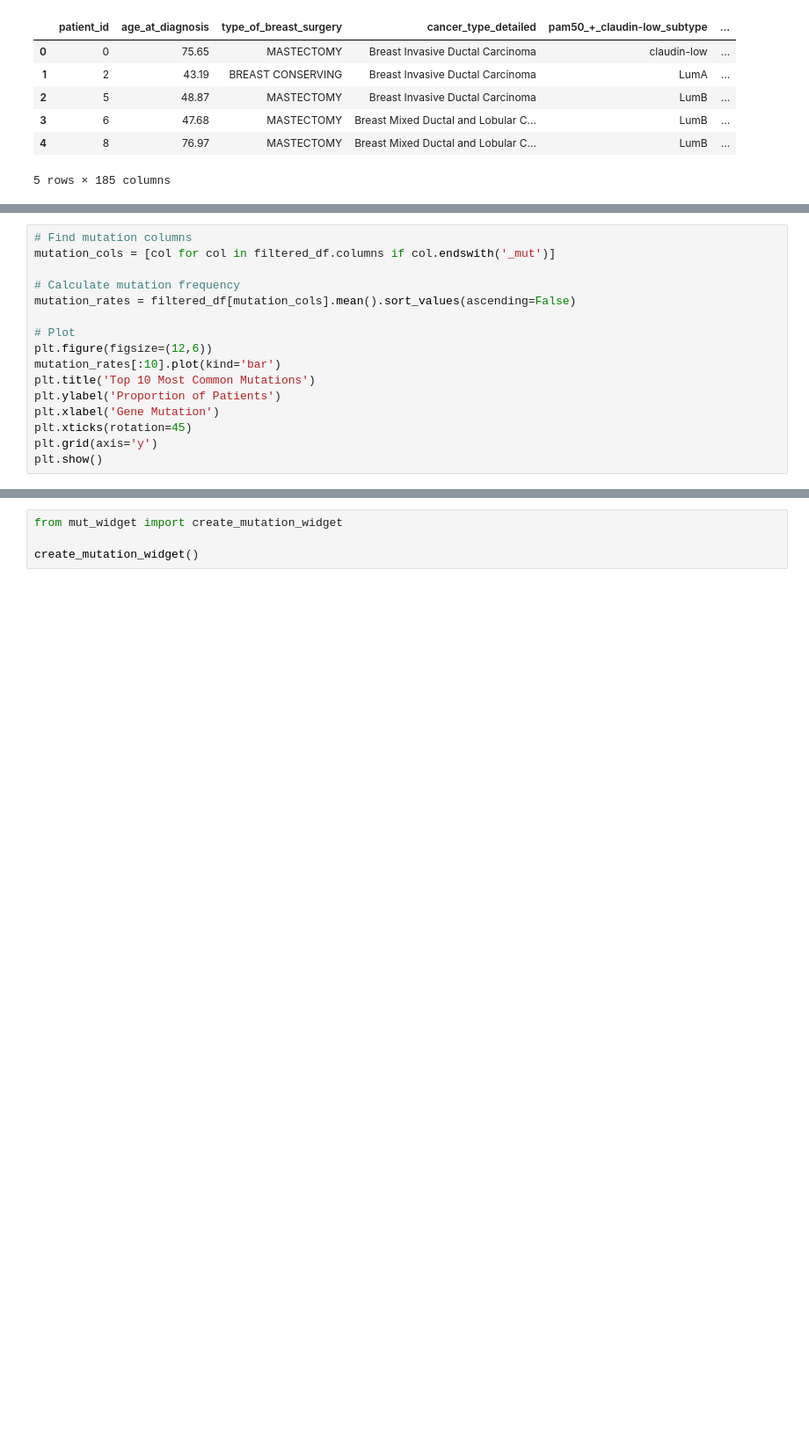
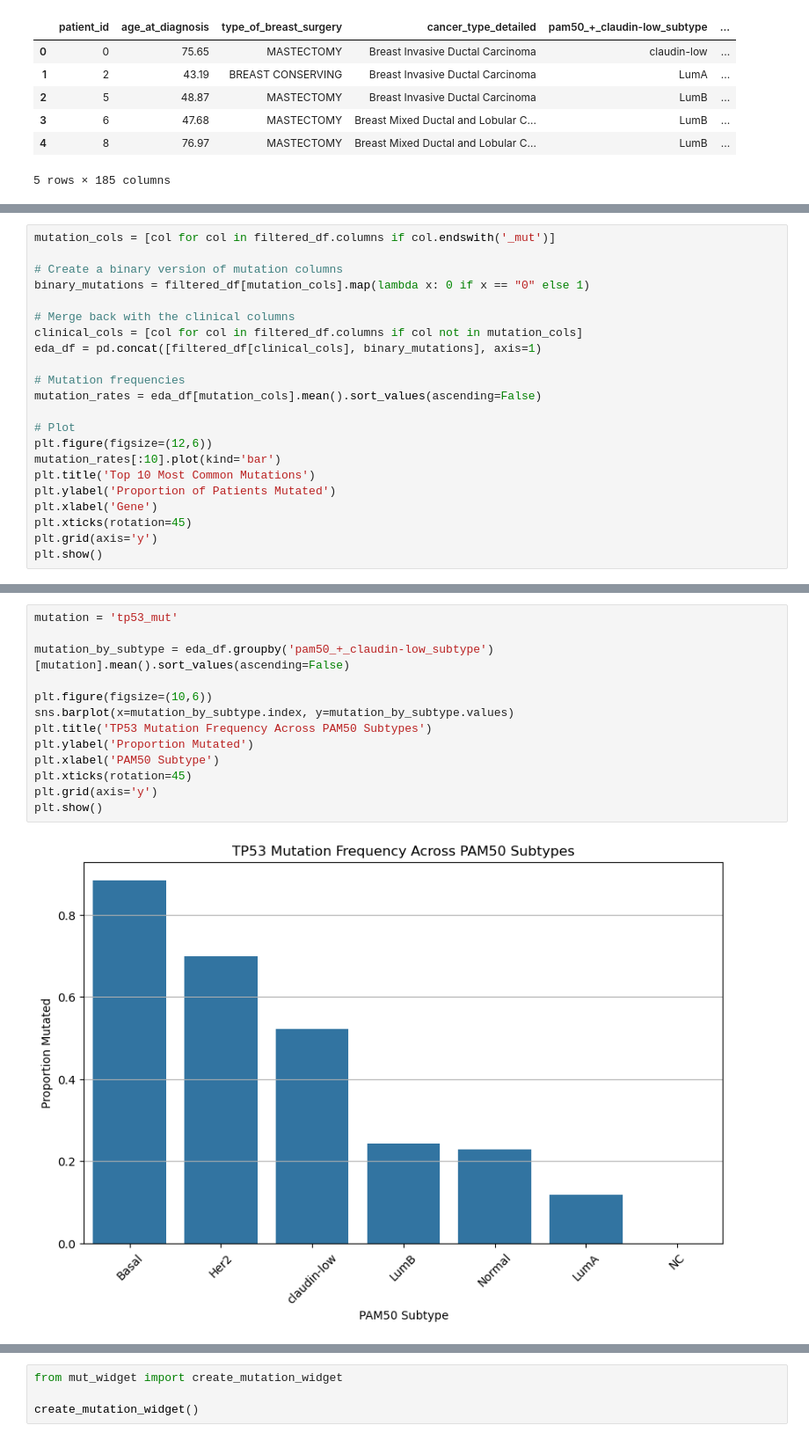
Before and after one commit to ds-modules/ecc-biology, a Jupyter notebook: cancer_mutations/notebook.ipynb, the cells around one changed output, grey strips where cells are left out. Shown at 88% size. Cells and saved outputs as stored; diff of their text form; blank space fills up the shorter version.

```diff
--- a/cancer_mutations/notebook.ipynb
+++ b/cancer_mutations/notebook.ipynb
@@ -124,16 +113,22 @@ EDA
 # %%
-# Find mutation columns
 mutation_cols = [col for col in filtered_df.columns if col.endswith('_mut')]
 
-# Calculate mutation frequency
-mutation_rates = filtered_df[mutation_cols].mean().sort_values(ascending=False)
+# Create a binary version of mutation columns
+binary_mutations = filtered_df[mutation_cols].map(lambda x: 0 if x == "0" else 1)
+
+# Merge back with the clinical columns
+clinical_cols = [col for col in filtered_df.columns if col not in mutation_cols]
+eda_df = pd.concat([filtered_df[clinical_cols], binary_mutations], axis=1)
+
+# Mutation frequencies
+mutation_rates = eda_df[mutation_cols].mean().sort_values(ascending=False)
 
 # Plot
 plt.figure(figsize=(12,6))
 mutation_rates[:10].plot(kind='bar')
 plt.title('Top 10 Most Common Mutations')
-plt.ylabel('Proportion of Patients')
-plt.xlabel('Gene Mutation')
+plt.ylabel('Proportion of Patients Mutated')
+plt.xlabel('Gene')
 plt.xticks(rotation=45)
 plt.grid(axis='y')
 plt.show()
@@ -185,0 +173,15 @@ We are grouping patients by cancer subtype, and then calculating:
+# %%
+mutation = 'tp53_mut'
+
+mutation_by_subtype = eda_df.groupby('pam50_+_claudin-low_subtype')[mutation].mean().sort_values(ascending=False)
+
+plt.figure(figsize=(10,6))
+sns.barplot(x=mutation_by_subtype.index, y=mutation_by_subtype.values)
+plt.title('TP53 Mutation Frequency Across PAM50 Subtypes')
+plt.ylabel('Proportion Mutated')
+plt.xlabel('PAM50 Subtype')
+plt.xticks(rotation=45)
+plt.grid(axis='y')
+plt.show()
+# %% [output]
+[figure, added]
```
Also changed, not shown: parts of 60 cells of this notebook, 1 other file.
